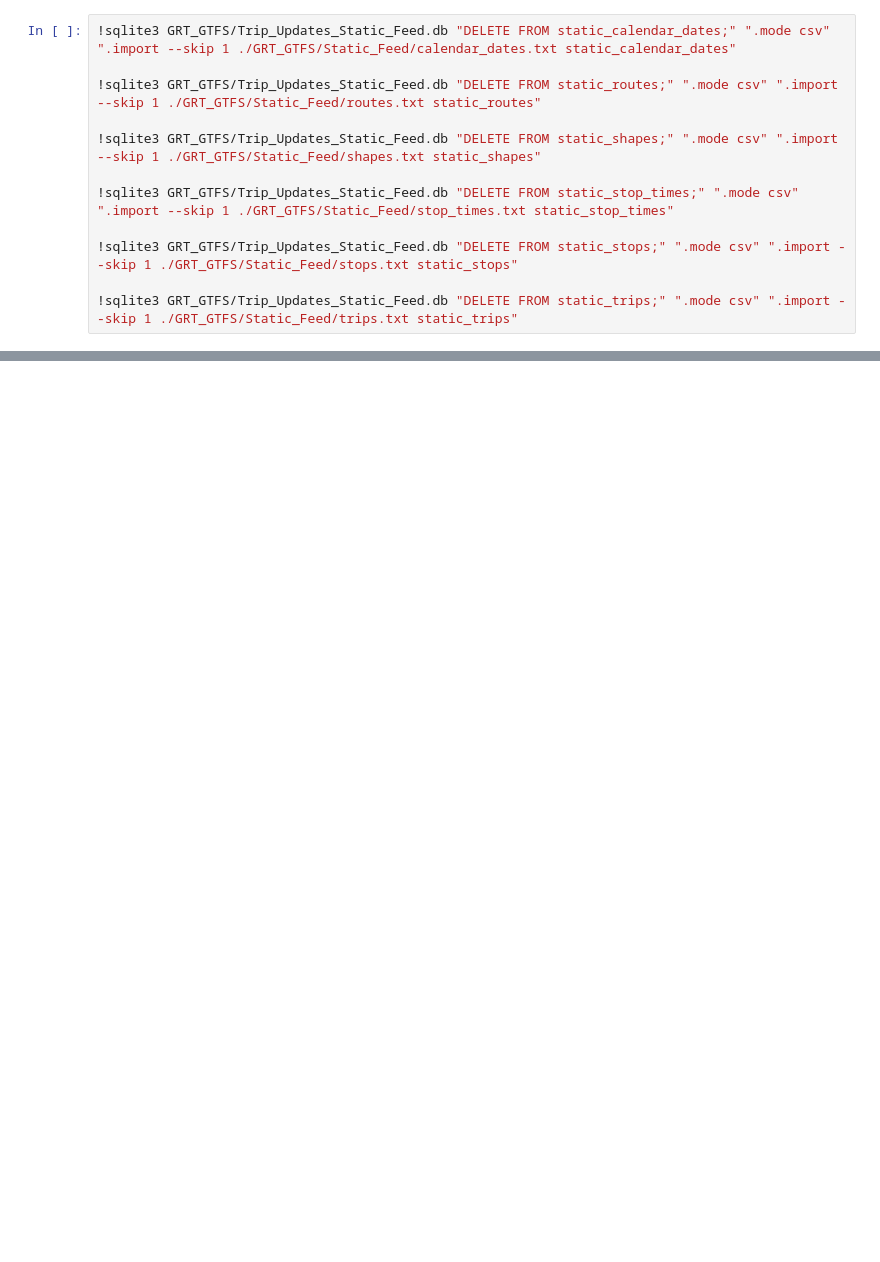
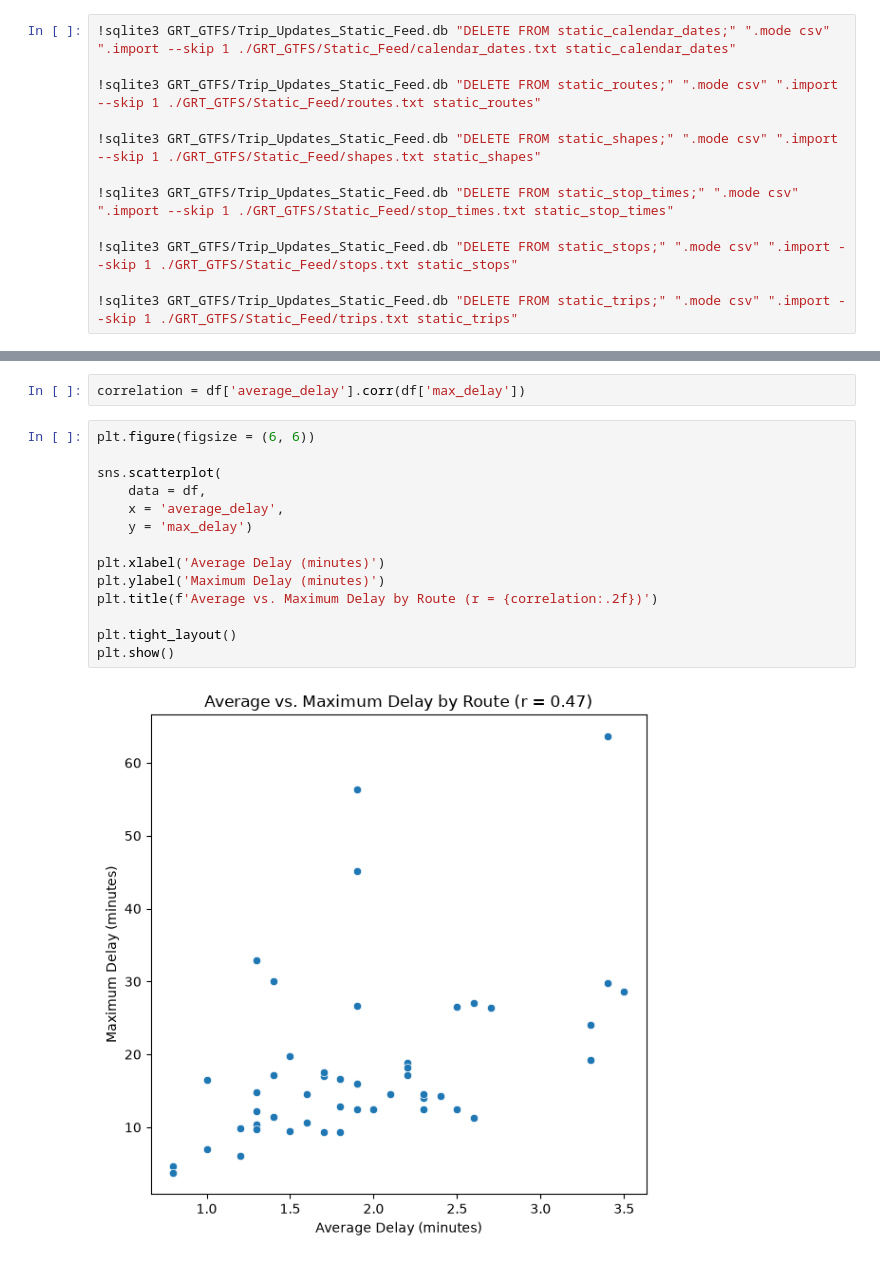
Before and after one commit to ahmoodyhemida/ProjectGRT, a Jupyter notebook: notebook.ipynb, the cells around one changed output, grey strips where cells are left out. Drawn from its saved outputs; the diff is of its cells as text; blank space fills up the shorter version.

```diff
--- a/notebook.ipynb
+++ b/notebook.ipynb
@@ -239,0 +278,18 @@ LIMIT 1000;
+# %%
+correlation = df['average_delay'].corr(df['max_delay'])
+# %%
+plt.figure(figsize = (6, 6))
+
+sns.scatterplot(
+    data = df,
+    x = 'average_delay',
+    y = 'max_delay')
+
+plt.xlabel('Average Delay (minutes)')
+plt.ylabel('Maximum Delay (minutes)')
+plt.title(f'Average vs. Maximum Delay by Route (r = {correlation:.2f})')
+
+plt.tight_layout()
+plt.show()
+# %% [output]
+[figure, added]
```
Also changed, not shown: parts of 35 cells of this notebook, 1 other file.
